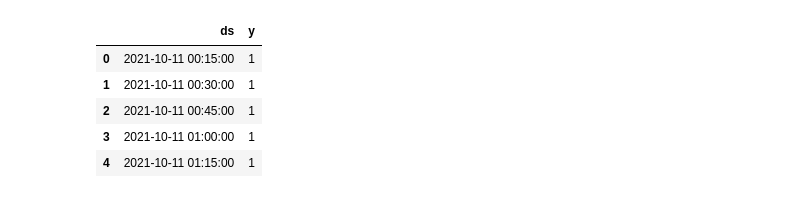
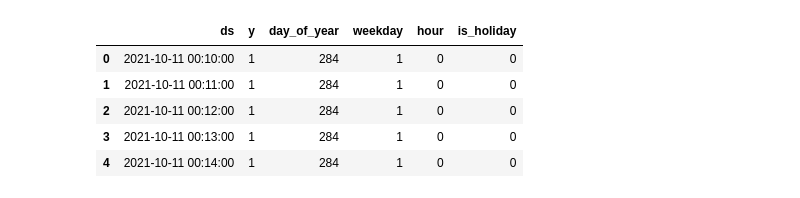
Before and after one commit to vsjostro/parking-prediction, a Jupyter notebook: prophet/prophet.ipynb, the cells around one changed output. Saved outputs shown, nothing was run; the diff lists cells and outputs as text; code cells hidden in the pictures.

```diff
--- a/prophet/prophet.ipynb
+++ b/prophet/prophet.ipynb
@@ -6,14 +4,14 @@ Importing plotly failed. Interactive plots will not work.
 # %%
-df = pd.read_csv('..\\preprocess\parking_time_series_filtered_15_min.csv')
+df = pd.read_csv('..\\preprocess\parking_time_series_with_features.csv')
 df = df.rename(columns={'Time': 'ds', 'Parkings': 'y'})
 df.head()
 # %% [output]
-|  | ds | y |
-| 0 | 2021-10-11 00:15:00 | 1 |
-| 1 | 2021-10-11 00:30:00 | 1 |
-| 2 | 2021-10-11 00:45:00 | 1 |
-| 3 | 2021-10-11 01:00:00 | 1 |
-| 4 | 2021-10-11 01:15:00 | 1 |
+|  | ds | y | day_of_year | weekday | hour | is_holiday |
+| 0 | 2021-10-11 00:10:00 | 1 | 284 | 1 | 0 | 0 |
+| 1 | 2021-10-11 00:11:00 | 1 | 284 | 1 | 0 | 0 |
+| 2 | 2021-10-11 00:12:00 | 1 | 284 | 1 | 0 | 0 |
+| 3 | 2021-10-11 00:13:00 | 1 | 284 | 1 | 0 | 0 |
+| 4 | 2021-10-11 00:14:00 | 1 | 284 | 1 | 0 | 0 |
 # %%
 m = Prophet()
 m.fit(df)
```
Also changed, not shown: parts of 3 cells of this notebook, 10 other files.
